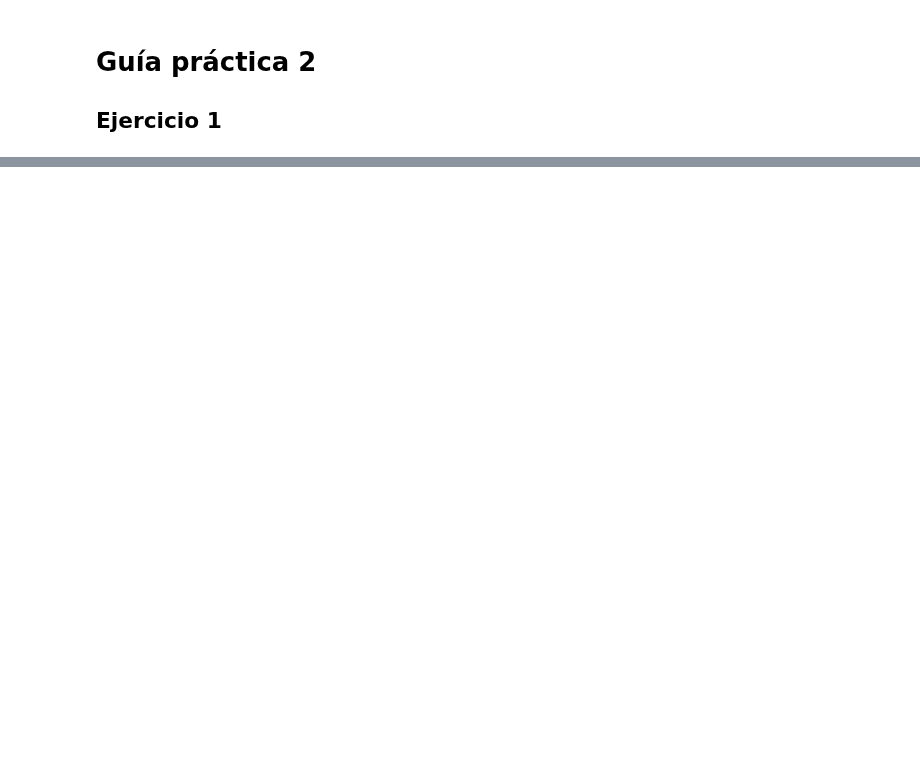
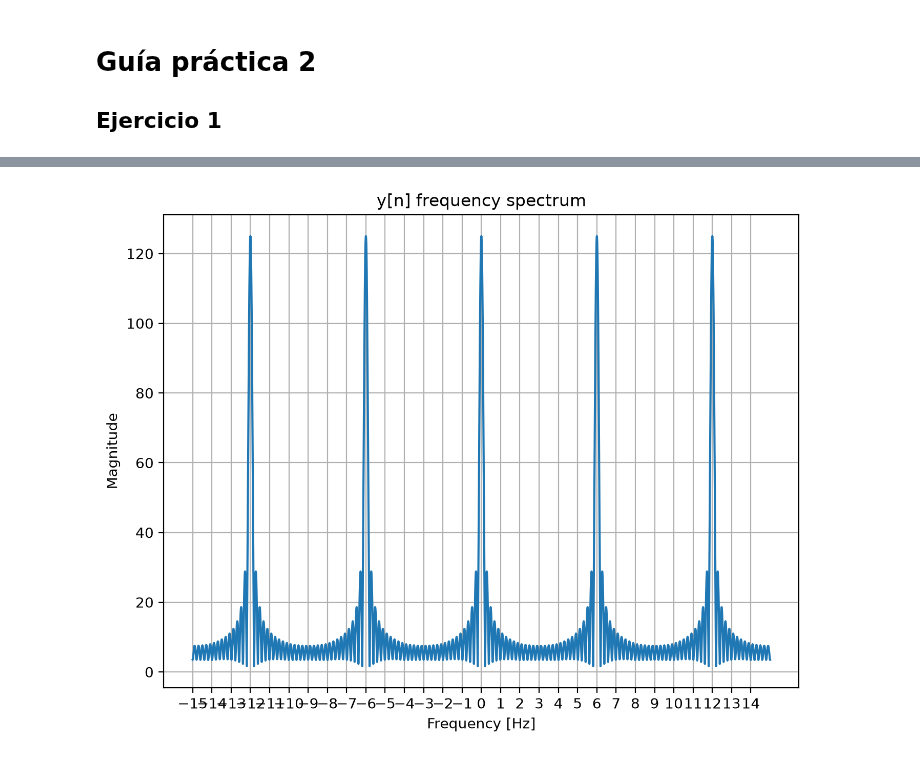
Before and after one commit to estanislaocrivos/digital-signal-processing-course, a Jupyter notebook: gp-02/ej-02.ipynb, the cells around one changed output, grey strips where cells are left out. Saved outputs shown, nothing was run; the diff lists cells and outputs as text; code cells hidden in the pictures; blank space fills up the shorter version.

```diff
--- a/gp-02/ej-02.ipynb
+++ b/gp-02/ej-02.ipynb
@@ -57,0 +96,17 @@ Para poder recuperar la señal original a partir del espectro de la señal muest
+# %%
+f_max = 15
+f_min = -f_max
+
+f = linspace(f_min, f_max, 8000 + 1)
+f, H = freqz(y, worN=f, fs=sampling_freq_hz)
+
+figure(1, figsize=(8, 6), dpi=200)
+plot(f, abs(H))
+xlabel("Frequency [Hz]")
+ylabel("Magnitude")
+xticks(arange(f_min, f_max, 1))
+title("y[n] frequency spectrum")
+grid(True)
+show()
+# %% [output]
+[figure, added]
```
Also changed, not shown: parts of 12 cells of this notebook.
